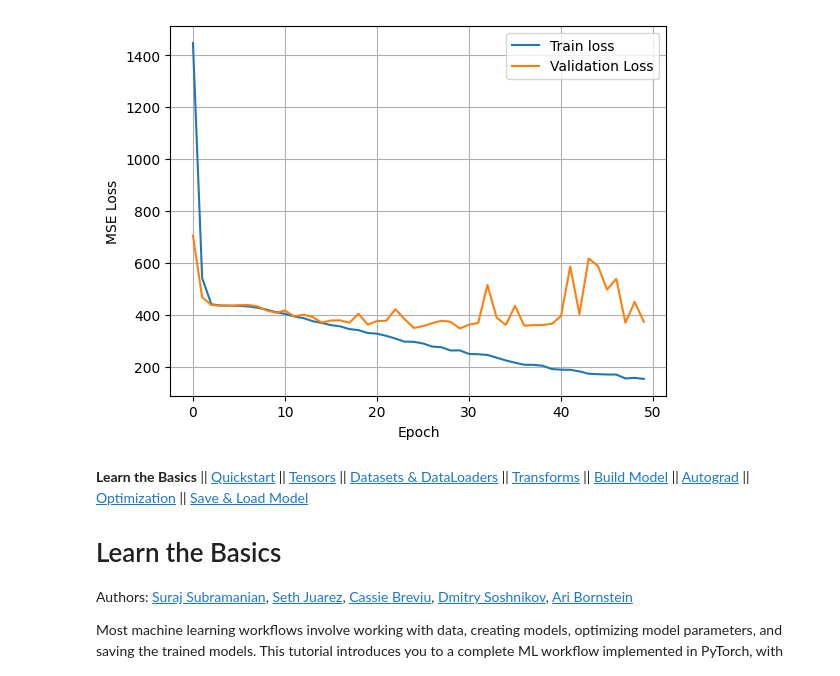
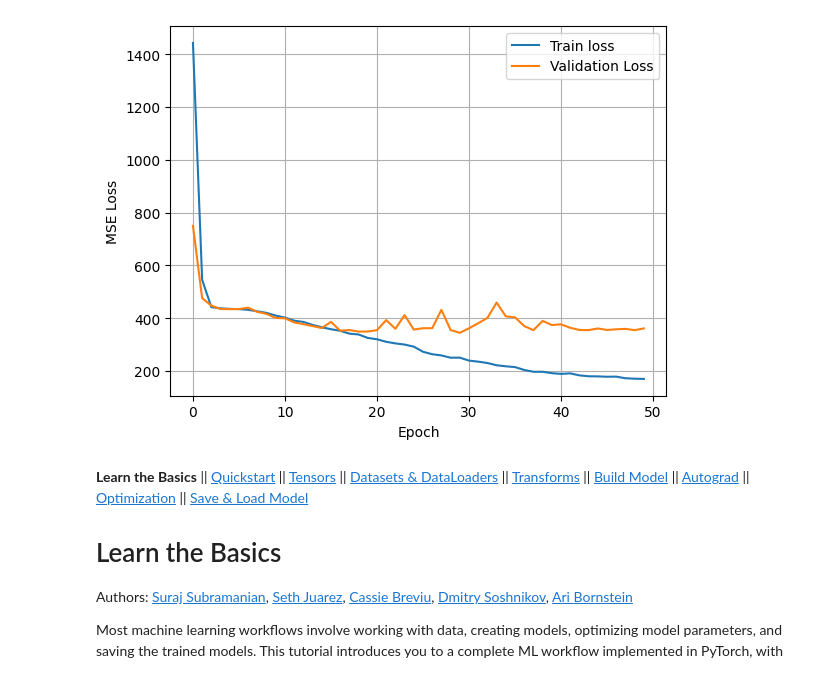
Before and after one commit to jjo0914/BrainCompetition, a Jupyter notebook: _downloads/070179efc13bd796c5dd4af7bf52d5b9/intro.ipynb, the cells around one changed output. Drawn from its saved outputs; the diff is of its cells as text; code cells hidden in the pictures.

```diff
--- a/_downloads/070179efc13bd796c5dd4af7bf52d5b9/intro.ipynb
+++ b/_downloads/070179efc13bd796c5dd4af7bf52d5b9/intro.ipynb
@@ -84,7 +84,7 @@ class SignalCNN(nn.Module): # 예시로 nn.Module,parameters() 가있는데 이
   def __init__(self,input_channels,output_dim): # self:자기자신을 가르키는 파이썬기능   model. 이렇게 사용하려면 def하고 첫번째인자로 self를 받아야함
     super().__init__() # 부모클래스의 초기설정을 실행하는건데 pytorch 머신러닝 국룰이래
     # SignalCNN을 선언하면 다음의 함수를 만든다 .conv1 + .BatchNorm1d + .ReLU +  .MaxPool1d + .AdaptiveAvgPool1d + .Flatten + .Linear
-    self.conv1=nn.Conv1d(input_channels,32,kernel_size=7,padding=3) # 입력신호의채널
+    self.conv1=nn.Conv1d(input_channels,32,kernel_size=3,padding=1) # 입력신호의채널
                                                                     # ,필터갯수=추출할특징의갯수(필터갯수에 맞춰 필터를 랜덤으로일단만들고 입력전체채널에 콘볼루션연산수행)
                                                                     # kernel_size: 필터샘플길이
                                                                     # padding : 머신러닝 conv연산은 신호바깥을 0으로 취급하지않아서 앞뒤 000 padding해줘서 출력신호길이 맞추고싶을때
@@ -95,12 +95,12 @@ class SignalCNN(nn.Module): # 예시로 nn.Module,parameters() 가있는데 이
     # 왜? 필터란 특정패턴을 찾기위한 값배열들 그래서 특정패턴을찾는 필터 =양수가 크게나와야 해서 음수는 0으로처리한데
     self.relu1=nn.ReLU()
     # Conv 값들을 kernel_size로 묶어서 큰값만추출= 샘플길이줄임
-    self.pool1=nn.MaxPool1d(kernel_size=7) # /7
+    self.pool1=nn.MaxPool1d(kernel_size=2) # /7
 
     # 2layer conv1이 짧은 샘플구간의 특징을 추출하면 2번째레이어가 그특징의 그특징을 추출한데: 반복되는가? 구조?
     # 3layer는 그특징의 특징의 특징 :전체적인신호특징
     # 3layer가 무난해?
-    self.conv2=nn.Conv1d(32,64,kernel_size=5,padding=2)
+    self.conv2=nn.Conv1d(32,64,kernel_size=3,padding=1)
     self.bn2=nn.BatchNorm1d(64)
     self.relu2=nn.ReLU()
     self.pool2=nn.MaxPool1d(kernel_size=2) # /14
@@ -113,7 +113,7 @@ class SignalCNN(nn.Module): # 예시로 nn.Module,parameters() 가있는데 이
     #conv연산으로 특징 추출한 뒤에는  각채널당 값을 1개로요약
     # 그래서 필터로 추출할 특징이 얼마나 강하게 나타났는가? 만 요약  시간축값은 사라짐(10으로늘리거나 추가로다른모델 사용가능하다..)
     # mean써도 되긴한다는데 .. 음.. (1차원으로바로)
-    avg=8
+    avg=1
     self.global_pool = nn.AdaptiveAvgPool1d(avg) #아직3차원이래 만약8이면채널마다 최종8개 값
     # 마지막차원을 없앤다.. 왜?Linear는 2차원입력을기대한다고함
     self.flatten=nn.Flatten() # channel*최종값 = 최종값들을 1차원으로펼침
@@ -161,7 +161,7 @@ optimizer=torch.optim.AdamW(model.parameters(),lr=0.001,weight_decay=0.001) #
                                                         # 필터나 가중치 w값들을 w_new=w - lr * grad 이런식으로 수정한다
                                                         # lr=learingrate : 얼마나 grad방향으로 이동할지..
 # learing rate 조정용 스케쥴러객체
-scheduler=torch.optim.lr_scheduler.ReduceLROnPlateau(optimizer,mode="min",factor=0.5,patience=5,verbose=True) # val_loss가 5epoch 동안 안 좋아지면 learning rate를 절반으로 줄임
+scheduler=torch.optim.lr_scheduler.ReduceLROnPlateau(optimizer,mode="min",factor=0.5,patience=5) # val_loss가 5epoch 동안 안 좋아지면 learning rate를 절반으로 줄임
 
 #학습하기
 epochs=50 # 전체데이터를 50번 학습하겠다
@@ -250,4 +250,4 @@ Epoch [50/50] Train Loss: 153.3787 / Val Loss: 373.2796
-[figure, old version]
+[figure, new version]
 # %% [markdown]
 **Learn the Basics** \|\| [Quickstart](quickstart_tutorial.html) \|\|
 [Tensors](tensorqs_tutorial.html) \|\| [Datasets &
```
Also changed, not shown: parts of 1 cell of this notebook.
